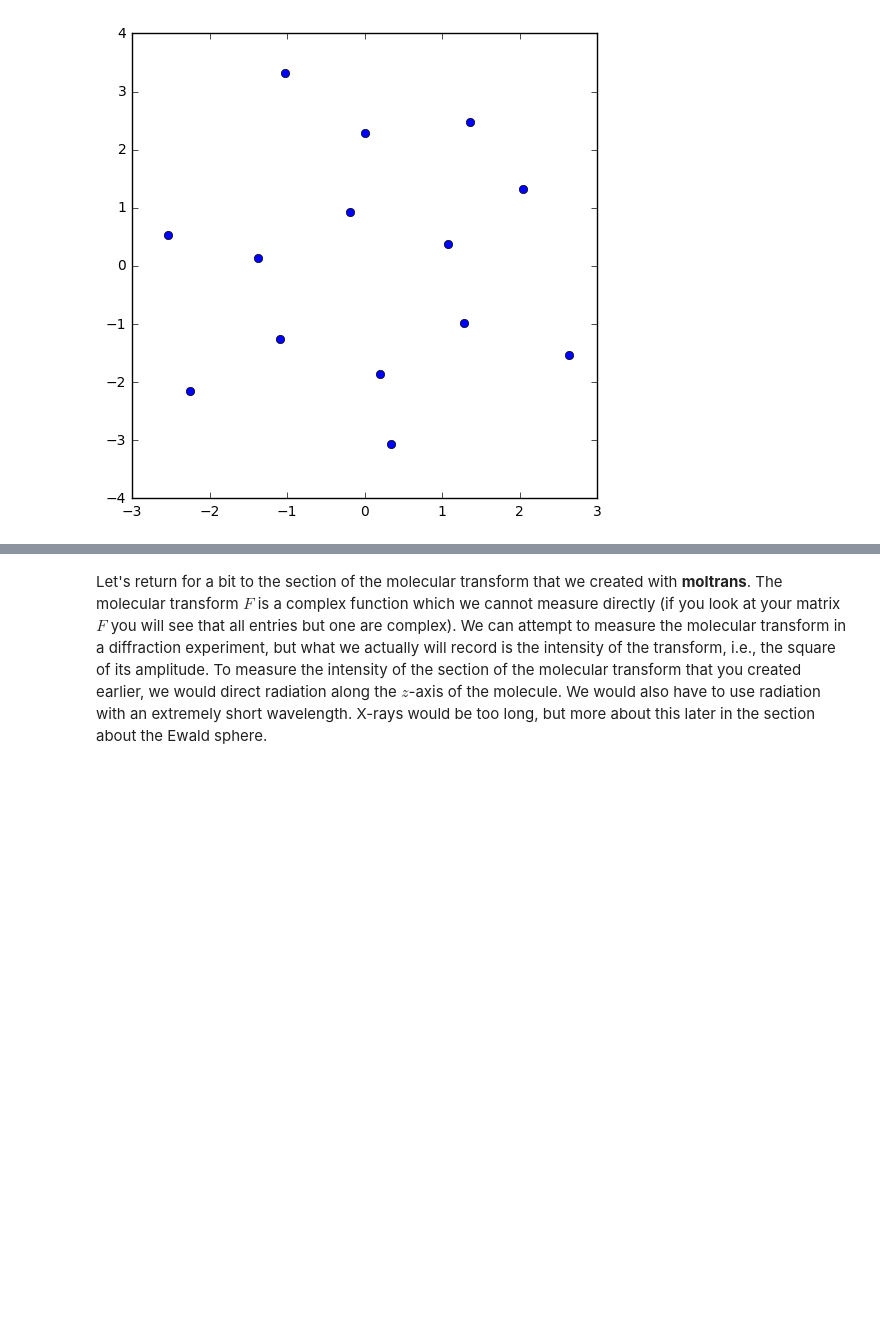
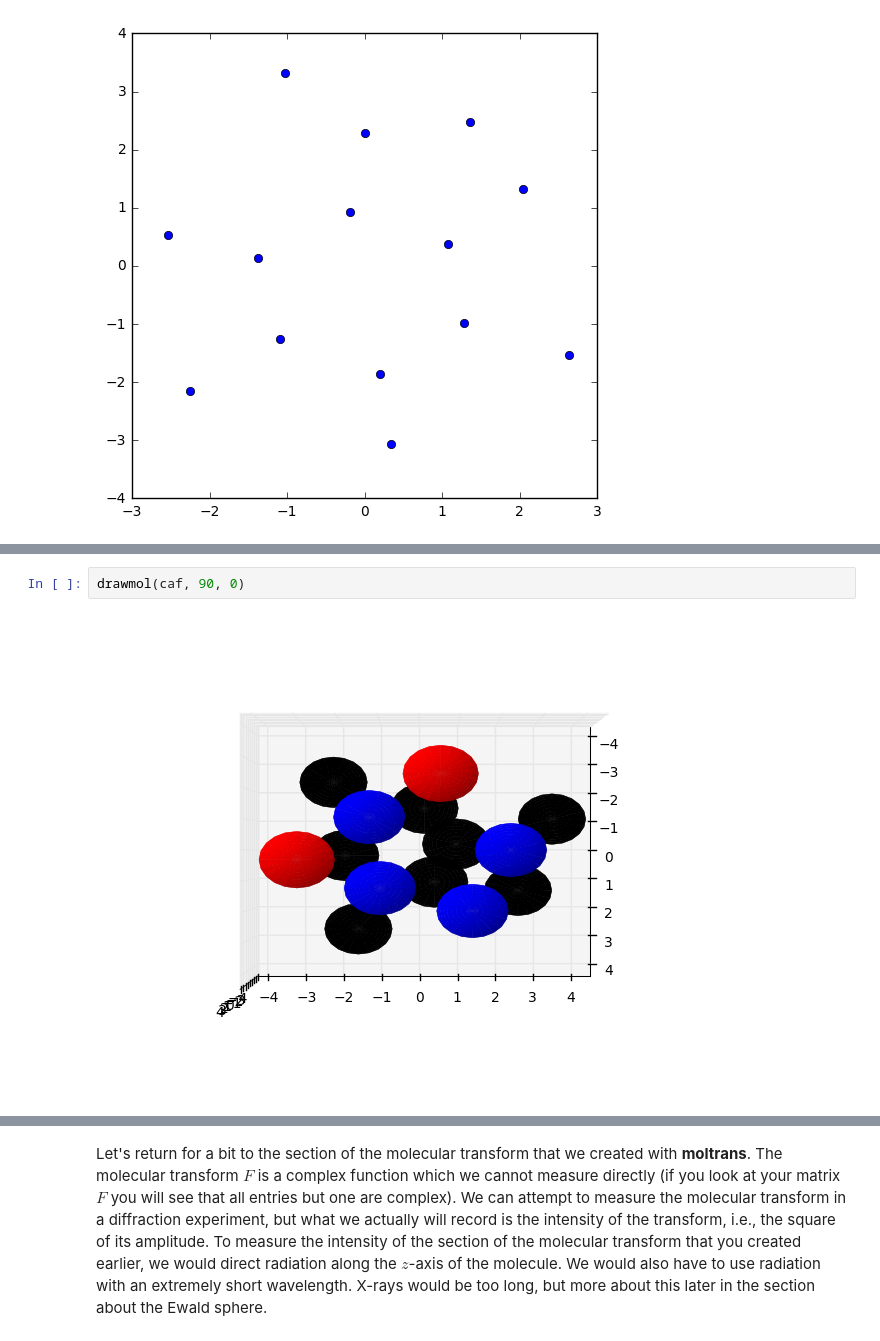
Before and after one commit to wang-zy/Tutorial-in-Diffraction-Imaging-Python, a Jupyter notebook: notebook/Chapter 1. Projection images.ipynb, the cells around one changed output, grey strips where cells are left out. Drawn from its saved outputs; the diff is of its cells as text; blank space fills up the shorter version.

```diff
--- a/notebook/Chapter 1. Projection images.ipynb
+++ b/notebook/Chapter 1. Projection images.ipynb
@@ -130,0 +135,4 @@ plt.plot(caf.x, caf.y, 'o')
+# %%
+drawmol(caf, 90, 0)
+# %% [output]
+[figure, added]
```
Also changed, not shown: parts of 28 cells of this notebook, 1 other file.
